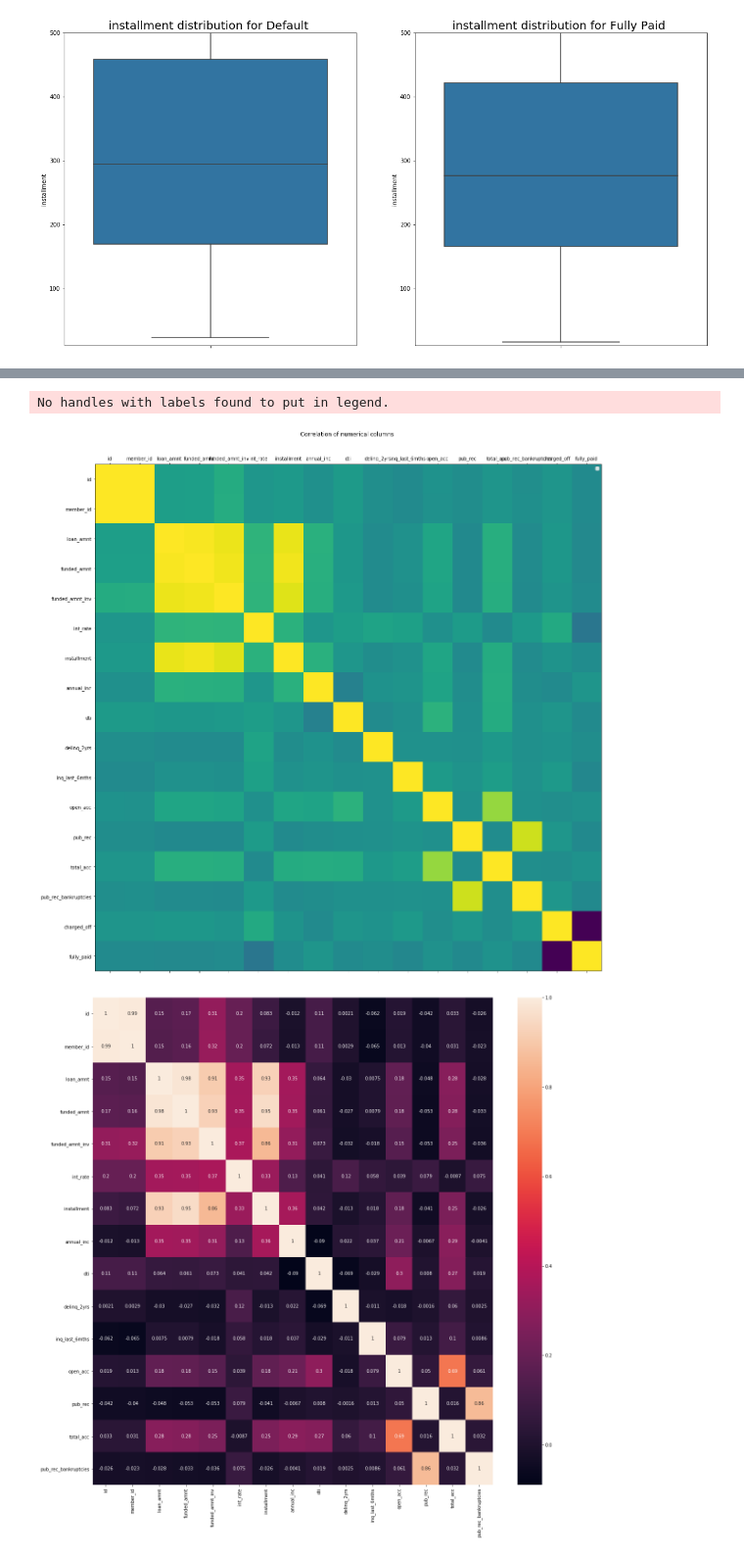
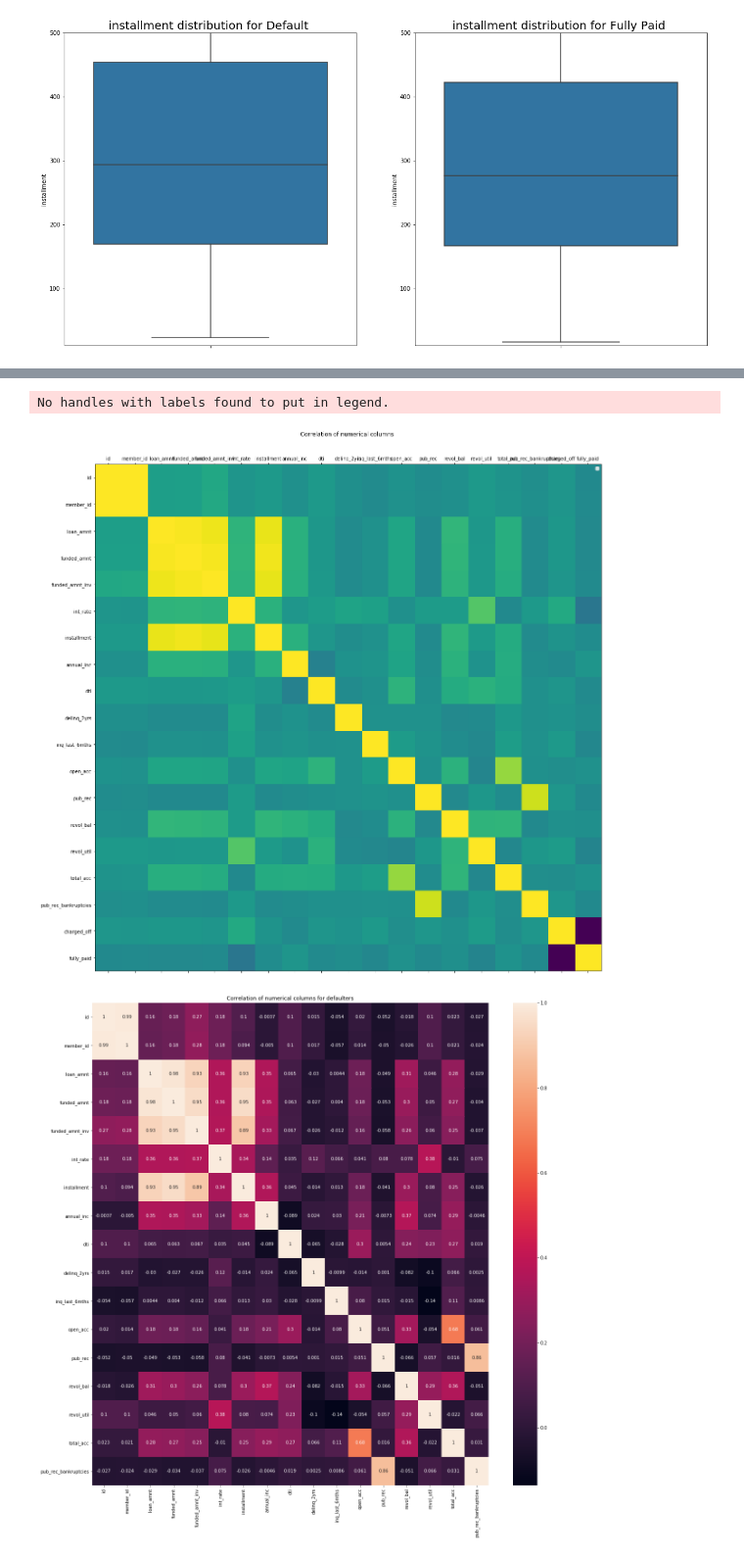
Before and after one commit to pkurumbudel/EDACaseStudy, a Jupyter notebook: EDACaseStudy.ipynb, the cells around one changed output, grey strips where cells are left out. Shown at 98% size. Cells and saved outputs as stored; diff of their text form; code cells hidden in the pictures.

```diff
--- a/EDACaseStudy.ipynb
+++ b/EDACaseStudy.ipynb
@@ -166,4 +164,0 @@ dtype: int64
-# %%
-# Total credit revolving balance and Revolving line utilization rate does not make any correlation to defaulting of payments. removing those records
-loan_df=loan_df.drop(['revol_bal','revol_util','collection_recovery_fee','total_pymnt_inv'],axis=1)
-loan_df.isnull().sum()
@@ -187,0 +190,3 @@ dtype: int64
+# %%
+loan_df=loan_df.drop(['collection_recovery_fee','total_pymnt_inv'],axis=1)
+loan_df.isnull().sum()
@@ -252,4 +275,11 @@ array(['10+ years', '< 1 year', '3 years', '8 years', '9 years',
+# %%
+loan_df['revol_util'],loan_df['dummy']=loan_df['revol_util'].str.split('%',1).str
+loan_df['revol_util']=loan_df['revol_util'].apply(lambda x:float(x))
+loan_df['revol_util']=loan_df['revol_util'].apply(lambda x:x/100)
 # %%
 loan_df['int_rate']=loan_df['int_rate'].apply(lambda x:float(x))
 # %%
 loan_df=loan_df.drop(loan_df[loan_df.emp_length=='n/a'].index)
+loan_df=loan_df.drop(loan_df[loan_df.pub_rec_bankruptcies.isnull()].index)
+loan_df=loan_df.drop(loan_df[loan_df.revol_util.isnull()].index)
+loan_df=loan_df.drop(['dummy'],axis=1)
@@ -672,16 +1243,17 @@ plt.title('Correlation of numerical columns ')
 plt.show()
 # %% [output]
 No handles with labels found to put in legend.
-[figure, old version]
+[figure, new version]
 # %%
 corr_df = default_paid_df.corr(method='pearson')
 plt.subplots(figsize=(20, 20))
 sns.heatmap(corr_df, annot=True,
           xticklabels=corr_df.columns.values,
           yticklabels=corr_df.columns.values)
+plt.title('Correlation of numerical columns for defaulters')
 plt.show()
 # %% [output]
-[figure, old version]
+[figure, new version]
 # %%
 corr_df = fully_paid_df.corr(method='pearson')
 plt.subplots(figsize=(20, 20))
```
Also changed, not shown: parts of 189 cells of this notebook, 1 other file.
